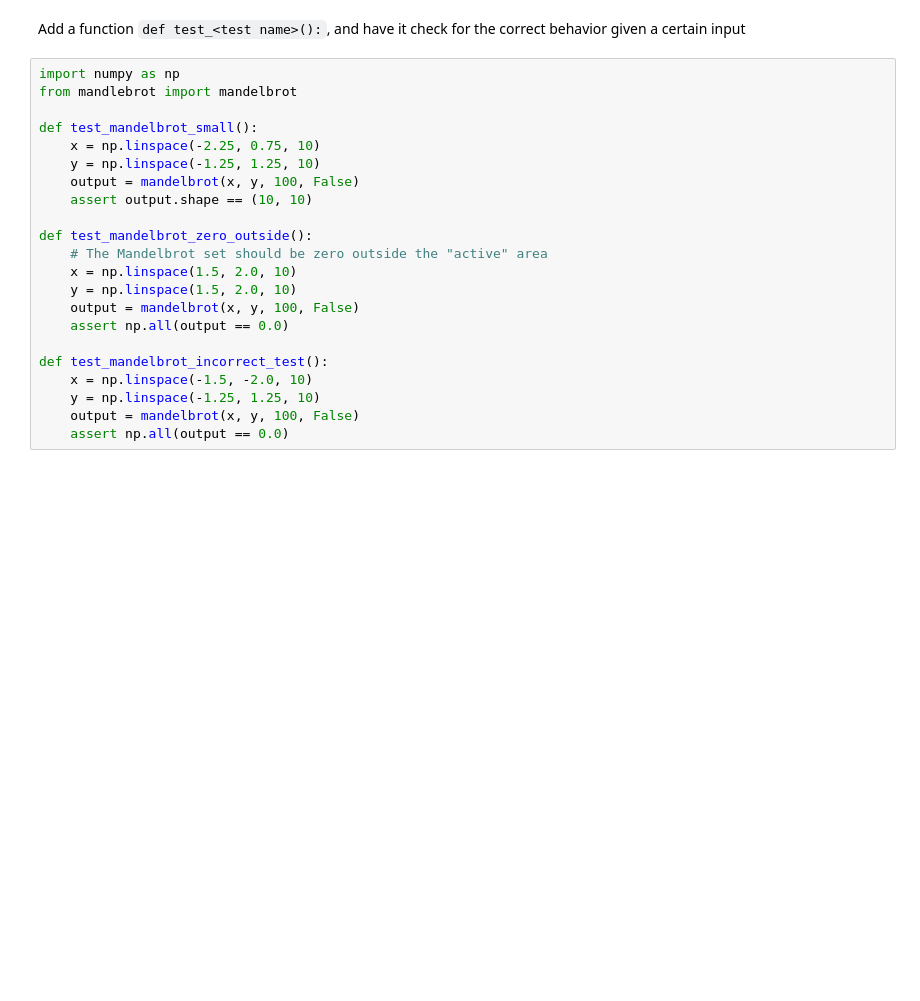
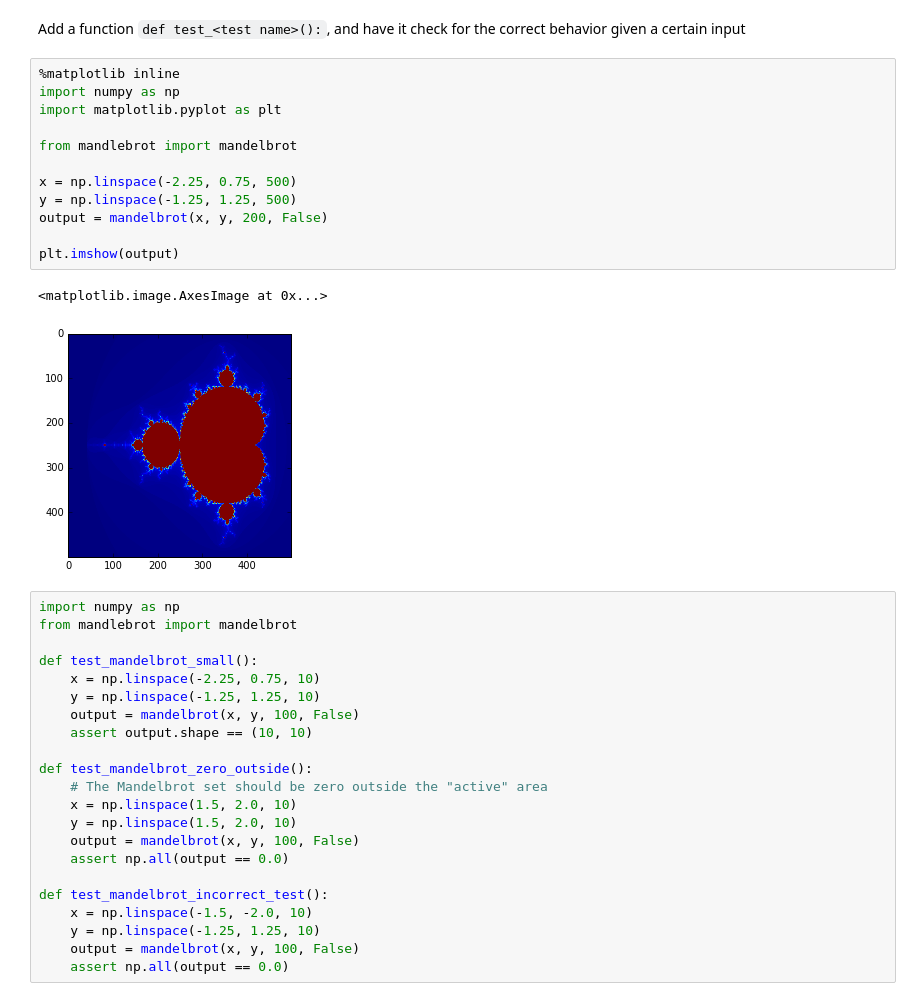
Before and after one commit to hvgab/UiO-INF3331.github.io, a Jupyter notebook: lectures/best_practices/Best practices.ipynb, the cells around one changed output. Drawn from its saved outputs; the diff is of its cells as text; blank space fills up the shorter version.

```diff
--- a/lectures/best_practices/Best practices.ipynb
+++ b/lectures/best_practices/Best practices.ipynb
@@ -139,6 +161,21 @@ Make a file `test_<unit or module name>.py`, preferably in a folder called `test
 Import the code to be tested.
 # %% [markdown]
 Add a function `def test_<test name>():`, and have it check for the correct behavior given a certain input
+# %%
+%matplotlib inline
+import numpy as np
+import matplotlib.pyplot as plt
+
+from mandlebrot import mandelbrot
+
+x = np.linspace(-2.25, 0.75, 500)
+y = np.linspace(-1.25, 1.25, 500)
+output = mandelbrot(x, y, 200, False)
+
+plt.imshow(output)
+# %% [output]
+<matplotlib.image.AxesImage at 0x...>
+[figure, added]
 # %%
 import numpy as np
 from mandlebrot import mandelbrot
```
Also changed, not shown: parts of 20 cells of this notebook, 1 other file.
